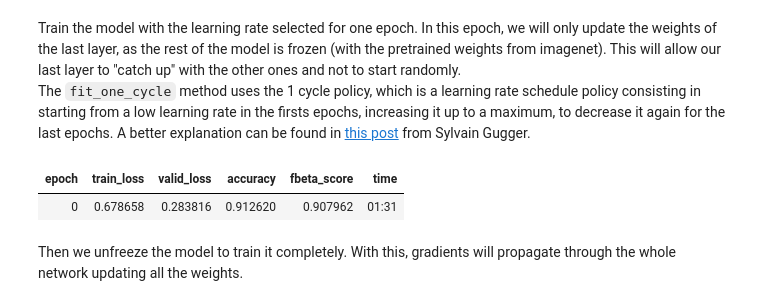
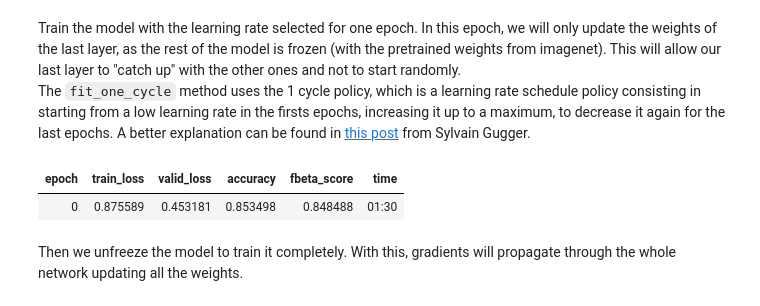
Before and after one commit to XanaGA/posts_en, a Jupyter notebook: _notebooks/2022-04-21-ResNet_for_Traffic_Sign_Classification_With_PyTorch.ipynb, the cells around one changed output. Saved outputs shown, nothing was run; the diff lists cells and outputs as text; code cells hidden in the pictures.

```diff
--- a/_notebooks/2022-04-21-ResNet_for_Traffic_Sign_Classification_With_PyTorch.ipynb
+++ b/_notebooks/2022-04-21-ResNet_for_Traffic_Sign_Classification_With_PyTorch.ipynb
@@ -292,7 +294,7 @@ The data, model, and metrics to track will be wrapped up together in a `learner`
 # %%
 f1_score_mult = FBeta(beta=1, average='weighted')
-learn = cnn_learner(data, resnet34, metrics=[accuracy,f1_score_mult])
 wd = 5e-4
+learn = cnn_learner(data, resnet34, metrics=[accuracy,f1_score_mult], wd=wd)
 # %%
 #collapse_output
 
@@ -332,10 +334,10 @@ SuggestedLRs(valley=0.0014454397605732083)
 Train the model with the learning rate selected for one epoch. In this epoch, we will only update the weights of the last layer, as the rest of the model is frozen (with the pretrained weights from imagenet). This will allow our last layer to "catch up" with the other ones and not to start randomly. <br>
 The `fit_one_cycle` method uses the 1 cycle policy, which is a learning rate schedule policy consisting in starting from a low learning rate in the firsts epochs, increasing it up to a maximum, to decrease it again for the last epochs. A better explanation can be found in [this post](https://sgugger.github.io/the-1cycle-policy.html) from Sylvain Gugger.
 # %%
-learn.fit_one_cycle(1, lr_max=0.01, wd=wd)
+learn.fit_one_cycle(1, lr_max=0.005) #, wd=wd)
 # %% [output]
 | epoch | train_loss | valid_loss | accuracy | fbeta_score | time |
-| 0 | 0.678658 | 0.283816 | 0.912620 | 0.907962 | 01:31 |
+| 0 | 0.875589 | 0.453181 | 0.853498 | 0.848488 | 01:30 |
 # %% [markdown]
 Then we unfreeze the model to train it completely. With this, gradients will propagate through the whole network updating all the weights.
 # %%
```
Also changed, not shown: parts of 11 cells of this notebook.
